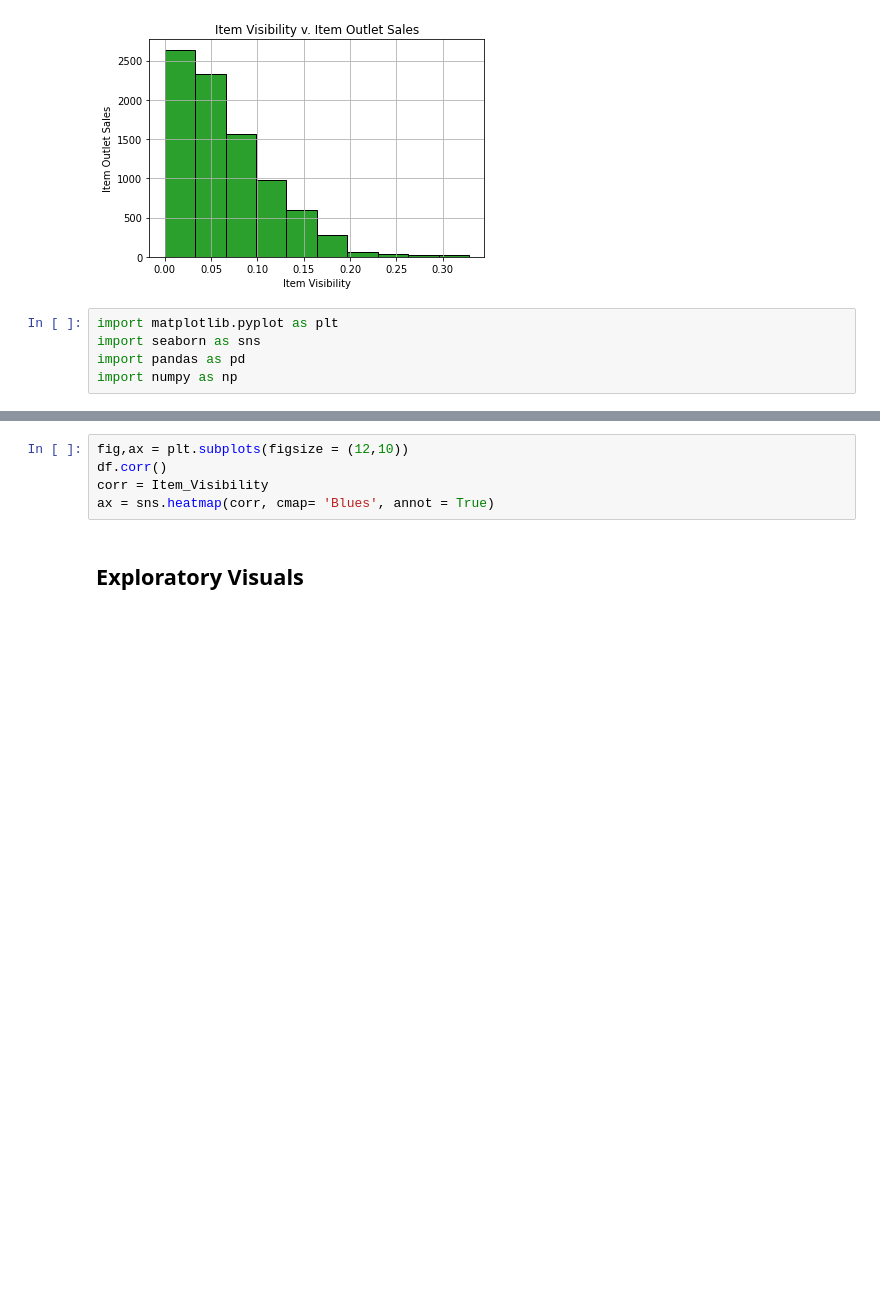
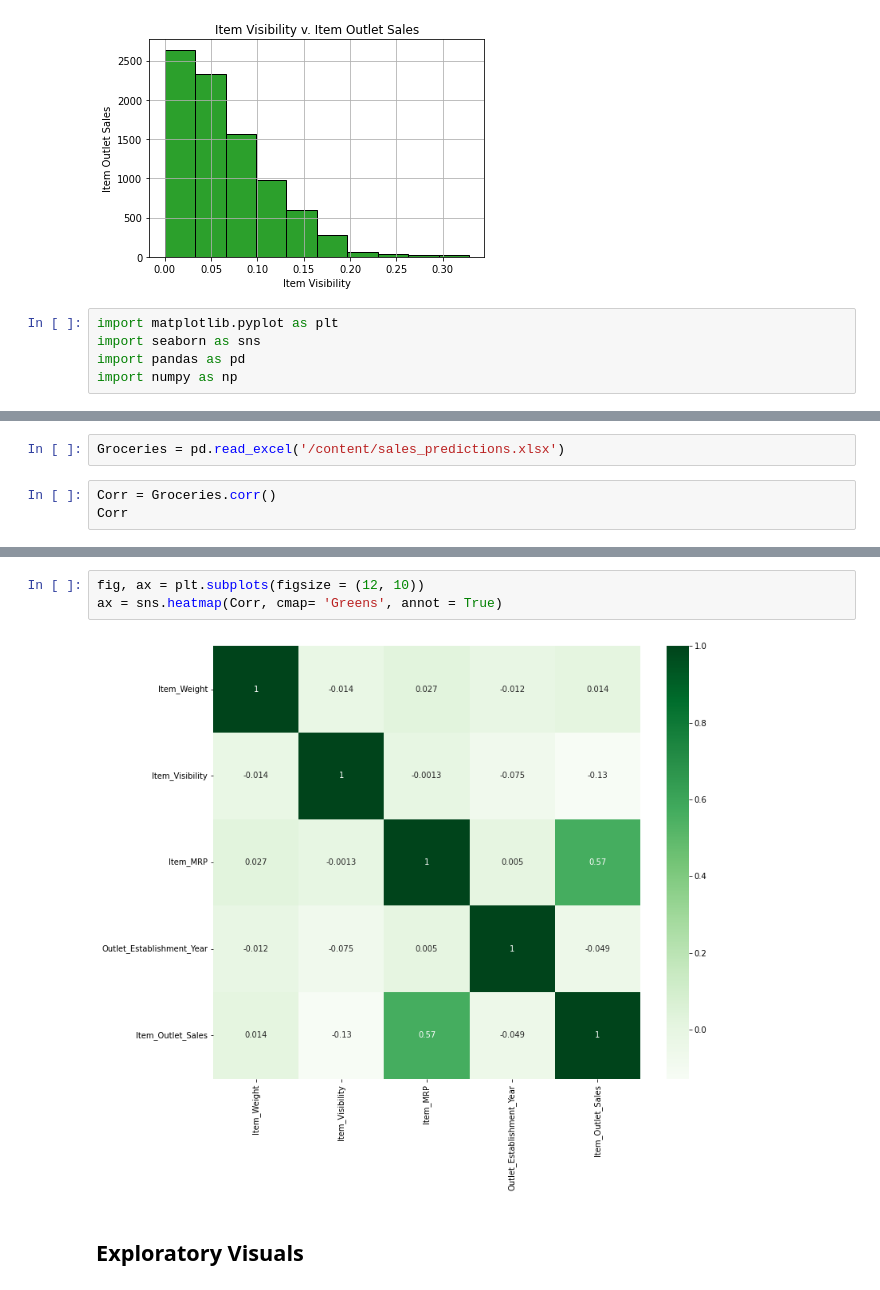
Before and after one commit to HeatherAnnFoster/Regression--Prediciton-of-Grocery-Sales, a Jupyter notebook: P_1_W2_Heather_Foster_Regression_Prediction_of_Grocery_Sales.ipynb, the cells around one changed output, grey strips where cells are left out. Saved outputs shown, nothing was run; the diff lists cells and outputs as text; blank space fills up the shorter version.

```diff
--- a/P_1_W2_Heather_Foster_Regression_Prediction_of_Grocery_Sales.ipynb
+++ b/P_1_W2_Heather_Foster_Regression_Prediction_of_Grocery_Sales.ipynb
@@ -264,0 +289,5 @@ ax = sns.boxplot(x = 'Item_Outlet_Sales', y = 'Item_Visibility', data = df)
+# %%
+Groceries = pd.read_excel('/content/sales_predictions.xlsx')
+# %%
+Corr = Groceries.corr()
+Corr
@@ -265,7 +301,7 @@ ax = sns.boxplot(x = 'Item_Outlet_Sales', y = 'Item_Visibility', data = df)
 # %%
-fig,ax = plt.subplots(figsize = (12,10))
-df.corr()
-corr = Item_Visibility
-ax = sns.heatmap(corr, cmap= 'Blues', annot = True)
+fig, ax = plt.subplots(figsize = (12, 10))
+ax = sns.heatmap(Corr, cmap= 'Greens', annot = True)
+# %% [output]
+[figure, added]
 # %% [markdown]
 ## Exploratory Visuals ##
```
Also changed, not shown: parts of 3 cells of this notebook.
